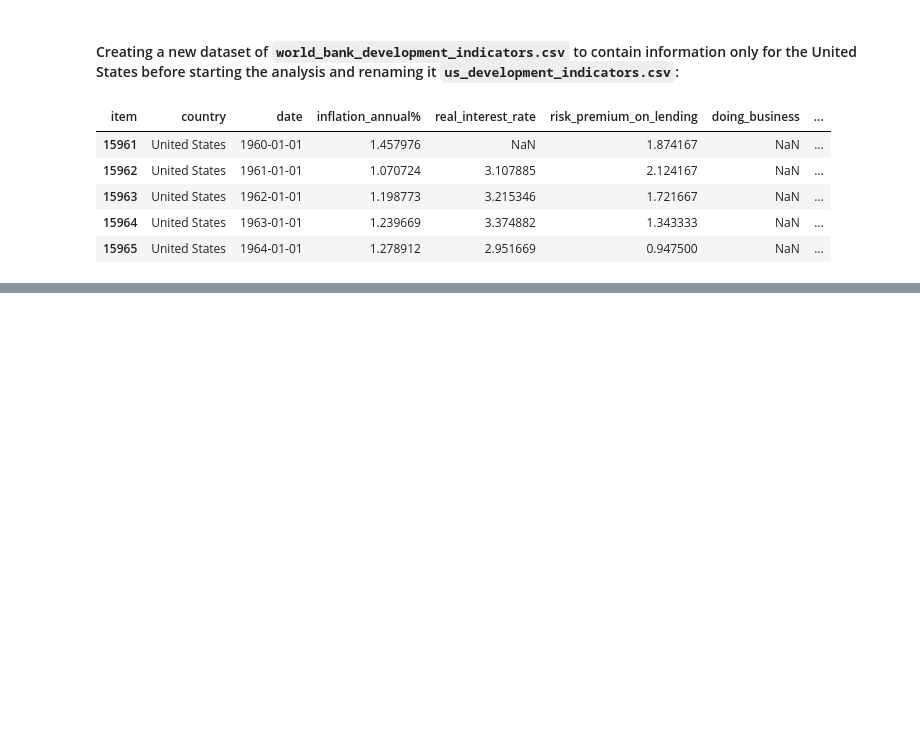
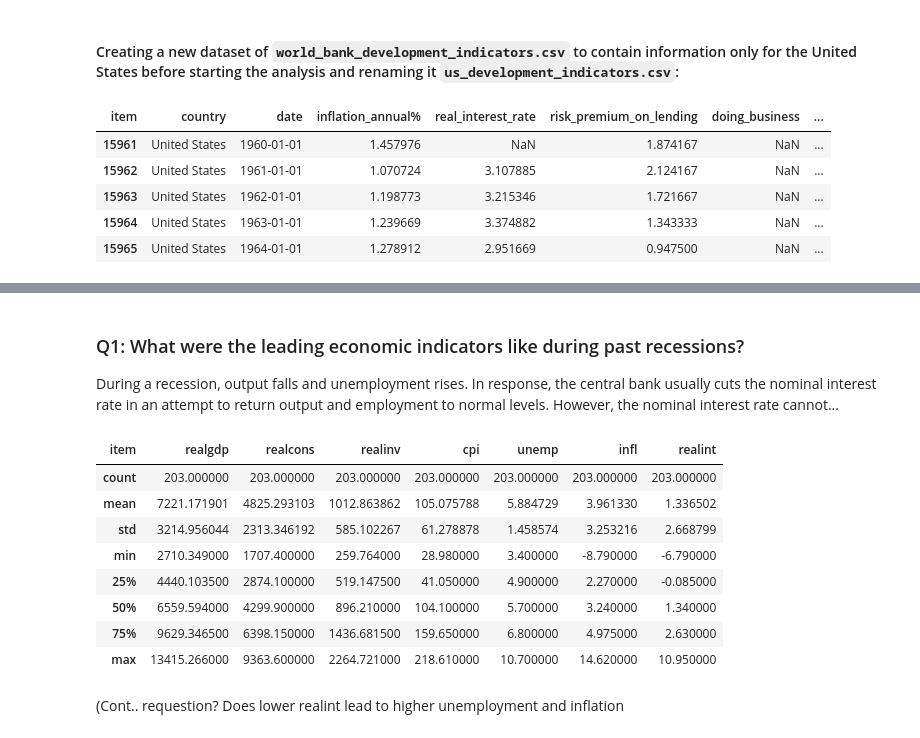
Before and after one commit to tylerchg/Personal-Project, a Jupyter notebook: Project 1/Codes for Project 1.ipynb, the cells around one changed output, grey strips where cells are left out. Cells and saved outputs as stored; diff of their text form; code cells hidden in the pictures; blank space fills up the shorter version.

```diff
--- a/Project 1/Codes for Project 1.ipynb
+++ b/Project 1/Codes for Project 1.ipynb
@@ -330,0 +345,19 @@ f_data2.head()
+# %% [markdown]
+### Q1: What were the leading economic indicators like during past recessions?
+
+During a recession, output falls and unemployment rises. In response, the central bank usually cuts the nominal interest rate in an attempt to return output and employment to normal levels. However, the nominal interest rate cannot...
+# %%
+# Descriptive statistical analysis
+data.describe()
+# %% [output]
+| item | realgdp | realcons | realinv | cpi | unemp | infl | realint |
+| count | 203.000000 | 203.000000 | 203.000000 | 203.000000 | 203.000000 | 203.000000 | 203.000000 |
+| mean | 7221.171901 | 4825.293103 | 1012.863862 | 105.075788 | 5.884729 | 3.961330 | 1.336502 |
+| std | 3214.956044 | 2313.346192 | 585.102267 | 61.278878 | 1.458574 | 3.253216 | 2.668799 |
+| min | 2710.349000 | 1707.400000 | 259.764000 | 28.980000 | 3.400000 | -8.790000 | -6.790000 |
+| 25% | 4440.103500 | 2874.100000 | 519.147500 | 41.050000 | 4.900000 | 2.270000 | -0.085000 |
+| 50% | 6559.594000 | 4299.900000 | 896.210000 | 104.100000 | 5.700000 | 3.240000 | 1.340000 |
+| 75% | 9629.346500 | 6398.150000 | 1436.681500 | 159.650000 | 6.800000 | 4.975000 | 2.630000 |
+| max | 13415.266000 | 9363.600000 | 2264.721000 | 218.610000 | 10.700000 | 14.620000 | 10.950000 |
+# %% [markdown]
+(Cont.. requestion? Does lower realint lead to higher unemployment and inflation
```
Also changed, not shown: parts of 1 cell of this notebook, 2 other files.
